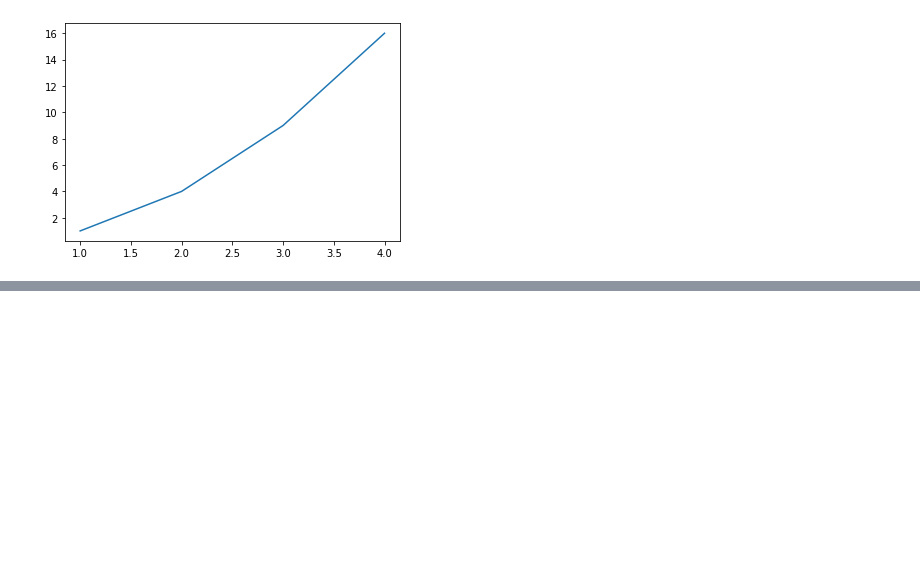
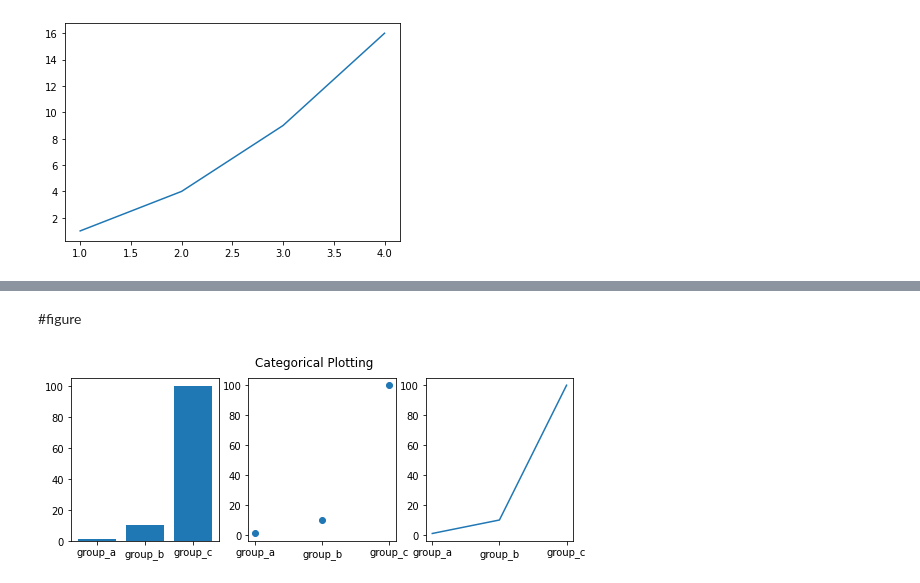
Before and after one commit to letsgo247/Deep-Learning-Study, a Jupyter notebook: Pyplot_Archive.ipynb, the cells around one changed output, grey strips where cells are left out. Cells and saved outputs as stored; diff of their text form; code cells hidden in the pictures; blank space fills up the shorter version.

```diff
--- a/Pyplot_Archive.ipynb
+++ b/Pyplot_Archive.ipynb
@@ -35,0 +119,21 @@ a = 3
+# %% [markdown]
+#figure
+# %%
+names = ['group_a', 'group_b', 'group_c']
+values = [1,10,100]
+
+plt.figure(figsize=(9,3))   # Figure dimension (width, height) in inches (ㄷㄷ)
+
+plt.subplot(131)
+plt.bar(names,values)
+
+plt.subplot(132)
+plt.scatter(names,values)
+
+plt.subplot(133)
+plt.plot(names,values)
+
+plt.suptitle('Categorical Plotting')
+plt.show()
+# %% [output]
+[figure, added]
```
Also changed, not shown: parts of 33 cells of this notebook.
